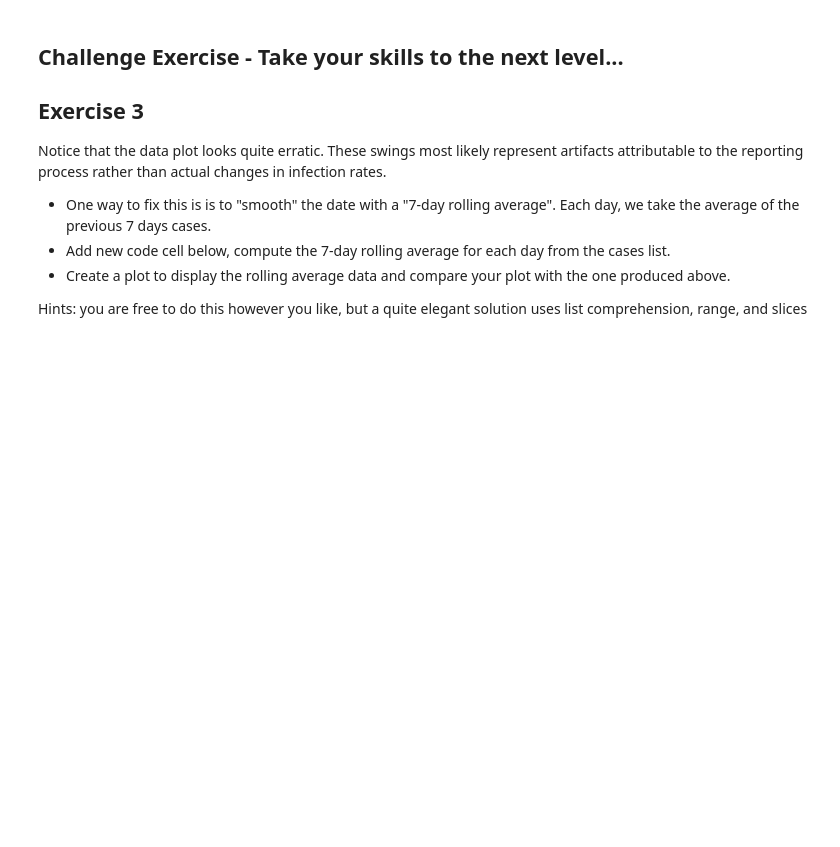
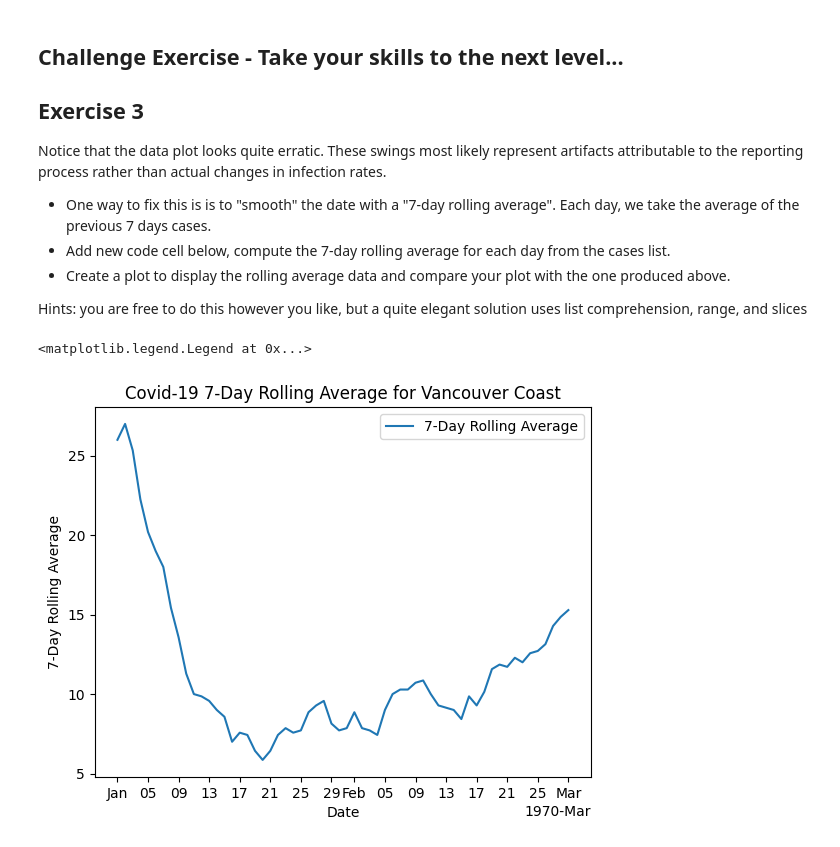
Before and after one commit to khslahoriya/cap-comp215, a Jupyter notebook: labs/lab01-intro.ipynb, the cells around one changed output. Cells and saved outputs as stored; diff of their text form; code cells hidden in the pictures; blank space fills up the shorter version.

```diff
--- a/labs/lab01-intro.ipynb
+++ b/labs/lab01-intro.ipynb
@@ -223,0 +222,18 @@ Each day, we take the average of the previous 7 days cases.
+# %%
+# Ex. 3 (challenge) your code here
+# 7-day rolling average
+rolling_average = [sum(no_of_cases1[max(0, i-6):i+1]) / min(i+1, 7) for i in range(len(no_of_cases1))]
+
+# 7 Day plot
+fig, ax = plt.subplots()
+format_date_axis(ax)
+ax.plot(vcase_dates1, rolling_average, label='7-Day Rolling Average')
+ax.set(
+    title="Covid-19 7-Day Rolling Average for Vancouver Coast",
+    xlabel='Date',
+    ylabel='7-Day Rolling Average'
+)
+ax.legend()
+# %% [output]
+<matplotlib.legend.Legend at 0x...>
+[figure, added]
```
Also changed, not shown: parts of 2 cells of this notebook.
